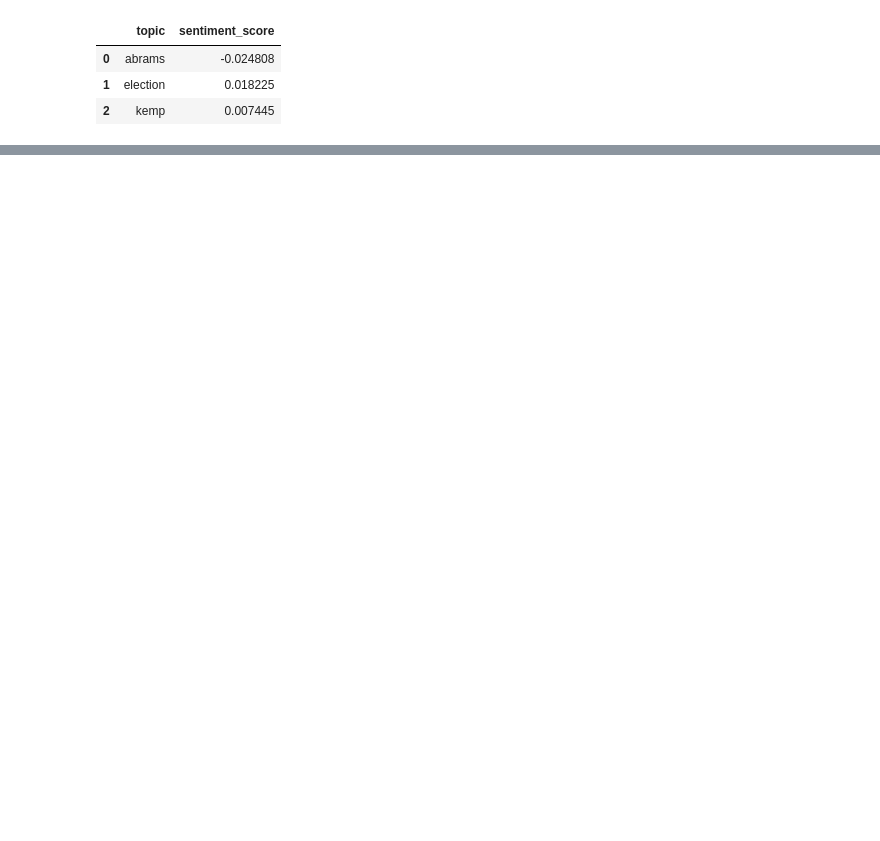
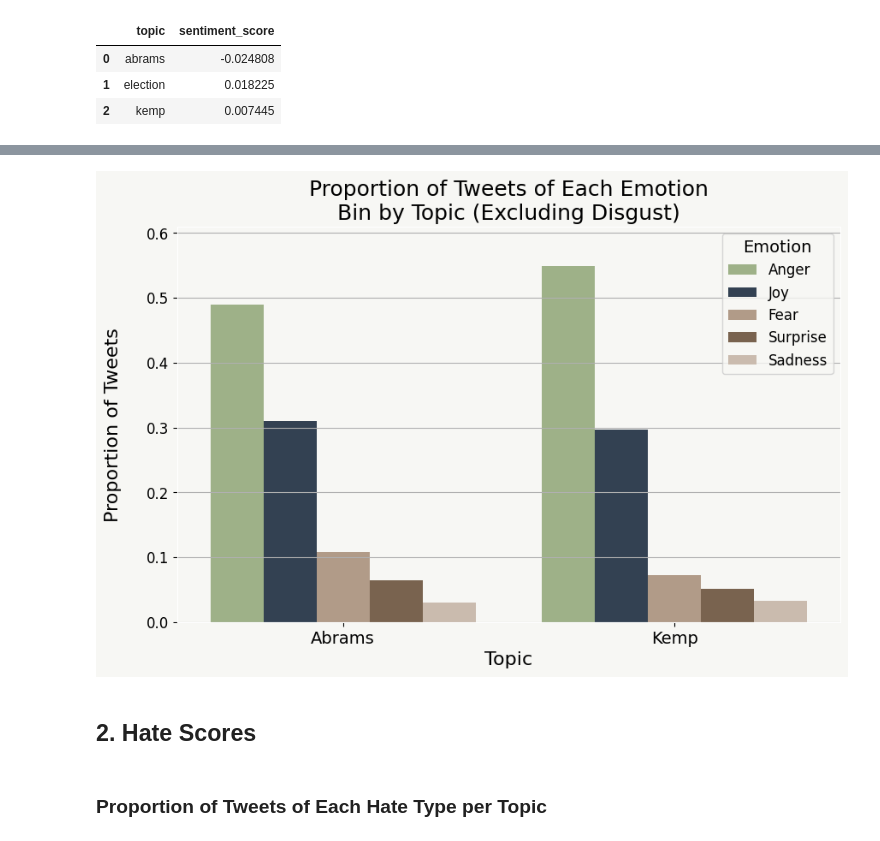
Before and after one commit to monroefarris/anly580_final_project, a Jupyter notebook: Analysis_Code/sentiment_analysis.ipynb, the cells around one changed output, grey strips where cells are left out. Drawn from its saved outputs; the diff is of its cells as text; code cells hidden in the pictures; blank space fills up the shorter version.

```diff
--- a/Analysis_Code/sentiment_analysis.ipynb
+++ b/Analysis_Code/sentiment_analysis.ipynb
@@ -393,0 +190,50 @@ plt.legend()
+# %%
+# Filter dataframe to keep only non-other and non-disgust emotions and tweets about either abrams or kemp
+topic_counts_emotion_sub_no_dis = topic_counts_emotion[(topic_counts_emotion['emotion_output'] != 'others') & (topic_counts_emotion['emotion_output'] != 'disgust') & ((topic_counts_emotion['topic'] == 'abrams') | (topic_counts_emotion['topic'] == 'kemp'))]
+
+# Get total number of tweets for each topic and merge with dataframe
+total_tweets = topic_counts_emotion_sub_no_dis.groupby('topic')['counts'].sum().reset_index().rename(columns = {'counts': 'total_tweets'})
+topic_counts_emotion_sub_no_dis = topic_counts_emotion_sub_no_dis.merge(total_tweets, on = 'topic', how = 'inner')
+
+# Calculate the proportion of tweets of each topic of each emotion
+topic_counts_emotion_sub_no_dis['prop'] = topic_counts_emotion_sub_no_dis['counts'] / topic_counts_emotion_sub_no_dis['total_tweets']
+
+# Subset dataframe to keep only the topic, emotion, and proportion of tweets
+topic_counts_emotion_sub_no_dis = topic_counts_emotion_sub_no_dis[['topic', 'emotion_output', 'prop']]
+
+# Sort dataframe by topic and proportion
+topic_counts_emotion_sub_no_dis = topic_counts_emotion_sub_no_dis.sort_values(['topic', 'prop'], ascending=[True,False])
+# %%
+# Plot the distribution of proportions of each emotion for each topic
+fig, ax = plt.subplots(figsize=(10, 6))
+
+grouped_topic_plot_df = topic_counts_emotion_sub_no_dis.pivot(index="emotion_output", columns="topic", values="prop")
+
+color_chart = {
+    "anger": color1,
+    "fear": color2,
+    "joy": color3,
+    "sadness": color4,
+    "surprise": color5,
+}
+topic_counts_emotion_sub_no_dis['bar_color'] = topic_counts_emotion_sub_no_dis['emotion_output'].apply(lambda x: color_chart[x])
+topic_counts_emotion_sub_no_dis['emotion_output_up'] = topic_counts_emotion_sub_no_dis['emotion_output'].apply(lambda x: str.capitalize(x))
+
+sns.barplot(data=topic_counts_emotion_sub_no_dis,
+            x='topic',
+            y='prop',
+            hue='emotion_output_up',
+            palette=topic_counts_emotion_sub_no_dis['bar_color'])
+plt.xticks([0,1], ['Abrams', 'Kemp'],size = 14)
+plt.title('Proportion of Tweets of Each Emotion\nBin by Topic (Excluding Disgust)', fontsize = 18)
+plt.xlabel('Topic', size=16)
+plt.ylabel('Proportion of Tweets\n', size = 16)
+plt.ylim([0,0.61])
+plt.legend(title="Emotion", fontsize=12, title_fontsize=14)
+plt.savefig('../Visualizations/sentAnalysis_emot_prop_by_topic_noDisgust.png', bbox_inches='tight')
+# %% [output]
+[figure, added]
+# %% [markdown]
+## **2. Hate Scores**
+# %% [markdown]
+### Proportion of Tweets of Each Hate Type per Topic
```
Also changed, not shown: parts of 58 cells of this notebook, 7 other files.
